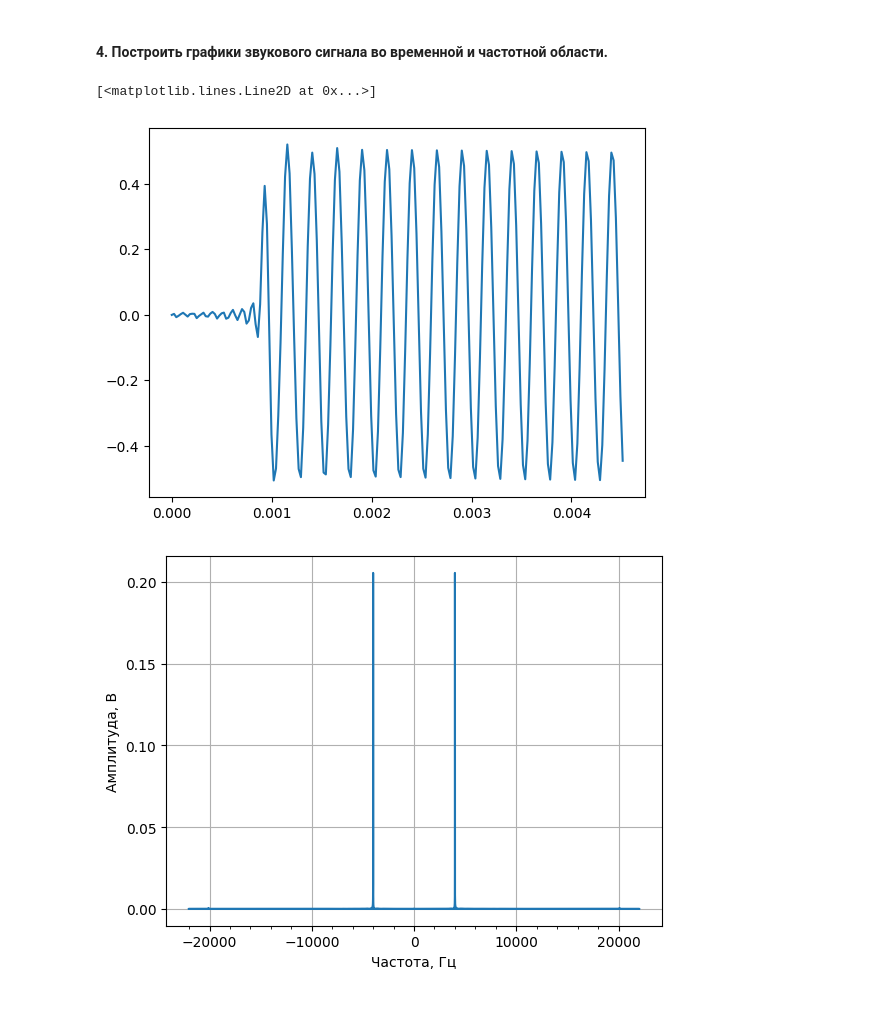
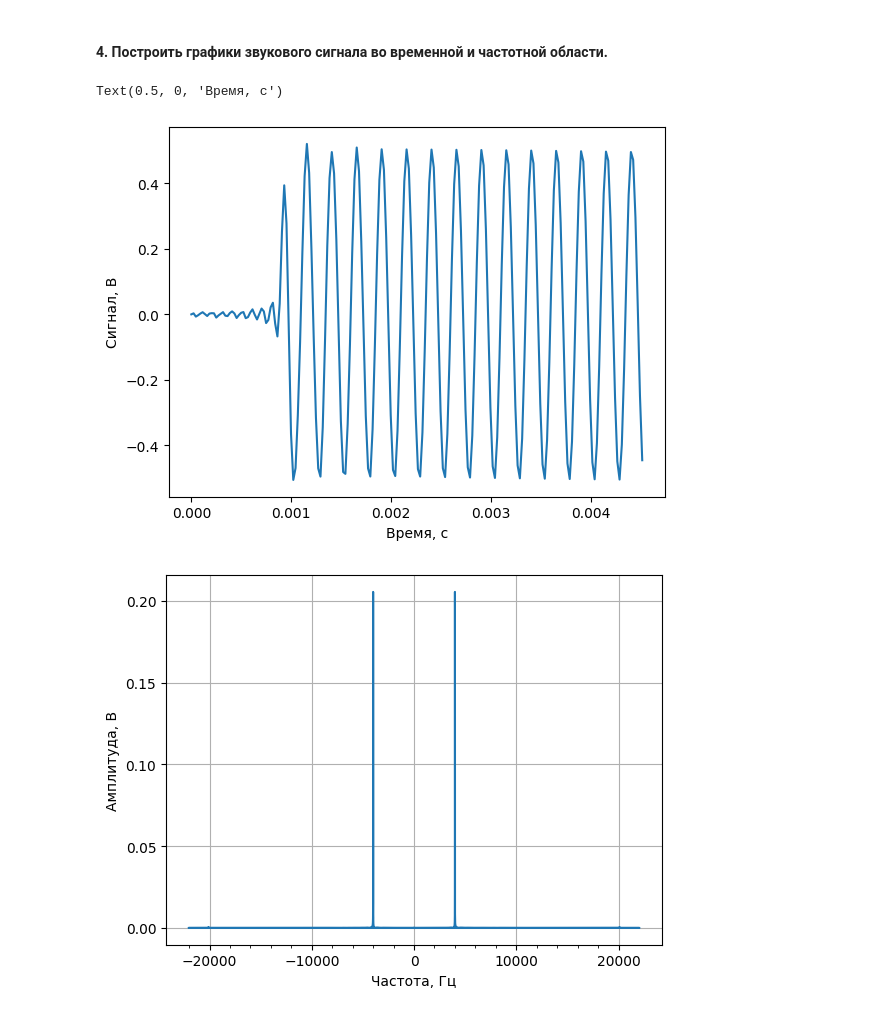
Before and after one commit to ekinohito/signals, a Jupyter notebook: lab_6/lab.ipynb, the cells around one changed output. Cells and saved outputs as stored; diff of their text form; code cells hidden in the pictures.

```diff
--- a/lab_6/lab.ipynb
+++ b/lab_6/lab.ipynb
@@ -91,9 +97,11 @@ filtered_signal = np.convolve(heterodynes, h)
 #### 4. Построить графики звукового сигнала во временной и частотной области.
 # %%
 plt.plot(time[:200], filtered_signal[:200])
+plt.ylabel('Сигнал, В')
+plt.xlabel('Время, с')
 # %% [output]
-[<matplotlib.lines.Line2D at 0x...>]
+Text(0.5, 0, 'Время, с')
-[figure, old version]
+[figure, new version]
 # %%
 plt.xticks(np.arange(-22000.0, 22000.0, 2000.0), minor=True)
 freq_plot(filtered_signal)
```
Also changed, not shown: parts of 3 cells of this notebook, 2 other files.
